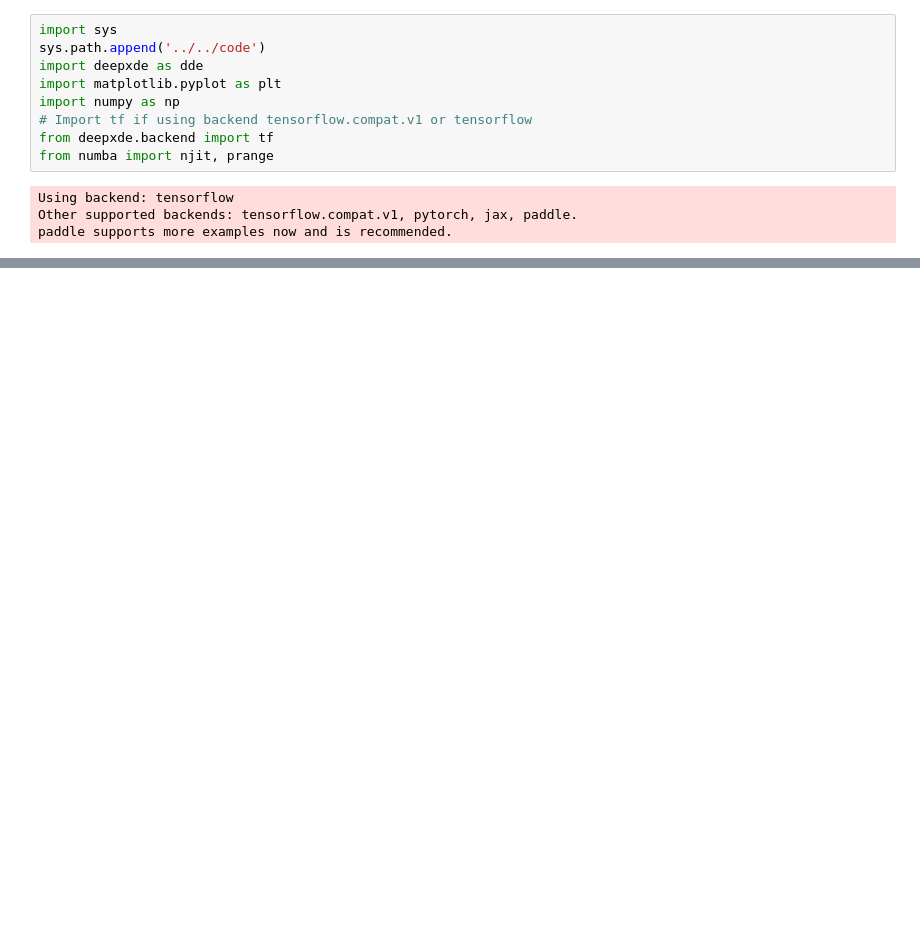
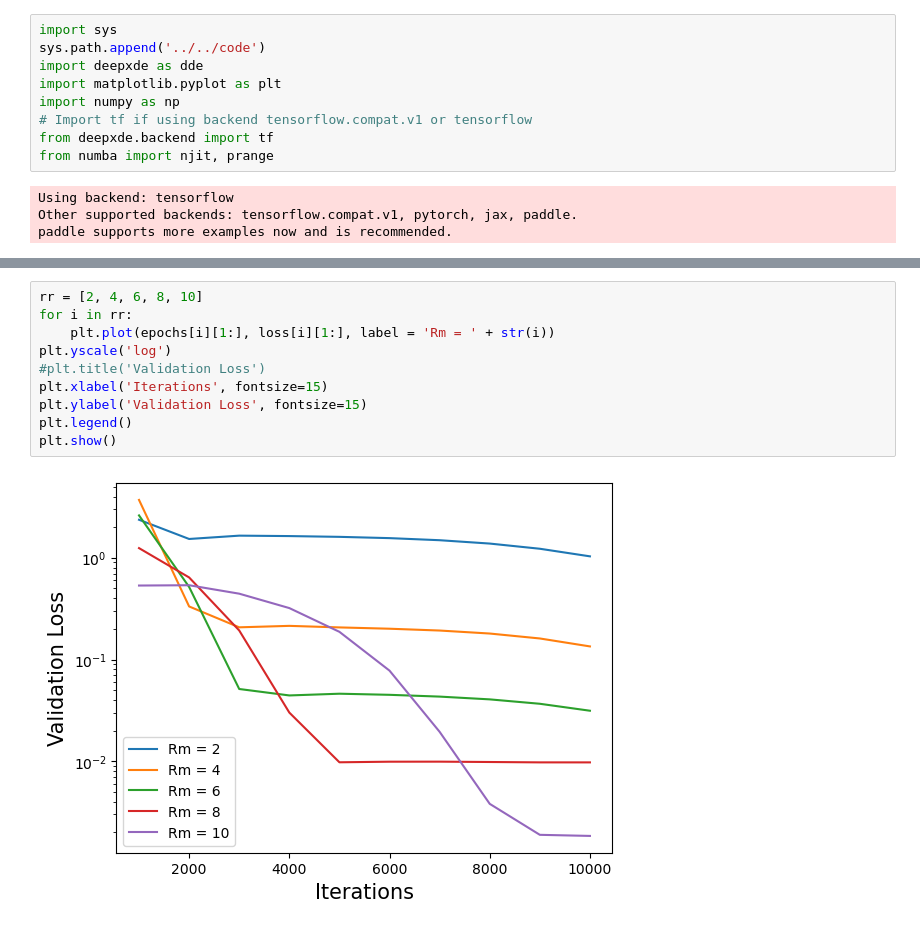
Before and after one commit to ZIB012/pacs, a Jupyter notebook: code/my_ex/1D.ipynb, the cells around one changed output, grey strips where cells are left out. Saved outputs shown, nothing was run; the diff lists cells and outputs as text; blank space fills up the shorter version.

```diff
--- a/code/my_ex/1D.ipynb
+++ b/code/my_ex/1D.ipynb
@@ -115,0 +232,12 @@ plt.show()
+# %%
+rr = [2, 4, 6, 8, 10]
+for i in rr:
+    plt.plot(epochs[i][1:], loss[i][1:], label = 'Rm = ' + str(i))
+plt.yscale('log')
+#plt.title('Validation Loss')
+plt.xlabel('Iterations', fontsize=15)
+plt.ylabel('Validation Loss', fontsize=15)
+plt.legend()
+plt.show()
+# %% [output]
+[figure, added]
```
Also changed, not shown: parts of 14 cells of this notebook, 7 other files.
